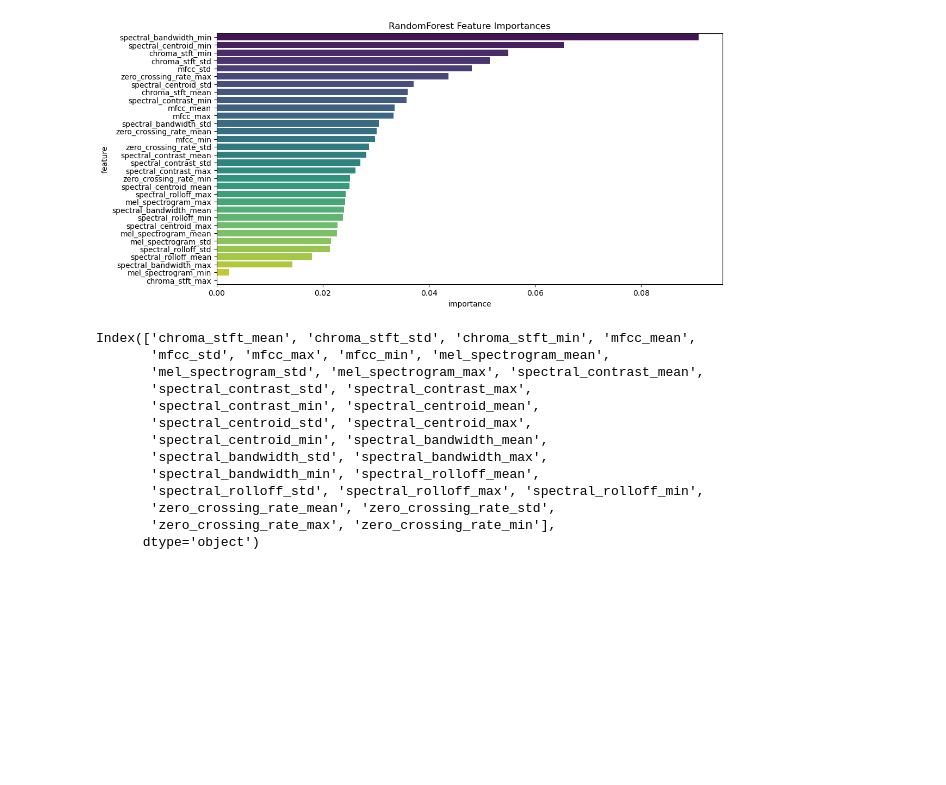
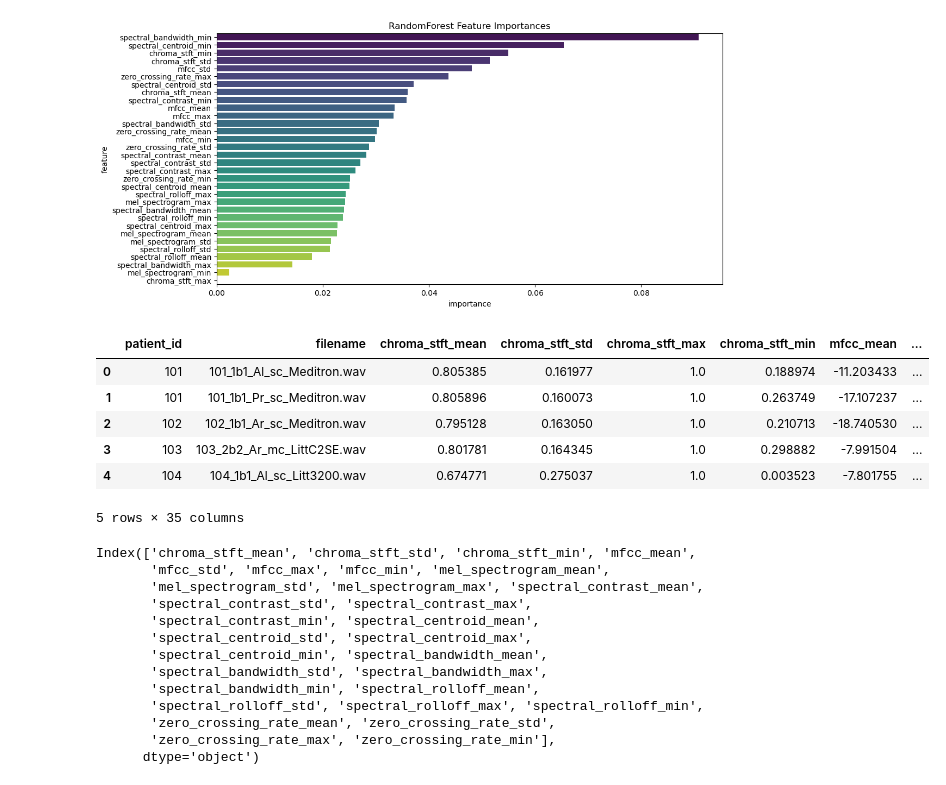
Before and after one commit to Ardavaa/breathelytics, a Jupyter notebook: main.ipynb, the cells around one changed output. Cells and saved outputs as stored; diff of their text form; code cells hidden in the pictures; blank space fills up the shorter version.

```diff
--- a/main.ipynb
+++ b/main.ipynb
@@ -348,6 +365,25 @@ plt.title('RandomForest Feature Importances')
 plt.show()
 # %% [output]
 [figure]
+# %%
+# create patient_id column
+df['patient_id'] = df['filename'].apply(lambda x: int(x.split('_')[0]))
+
+# reorder columns to make patient_id first
+df = df[['patient_id'] + [col for col in df.columns if col != 'patient_id']]
+
+# save the dataframe to a CSV file
+df.to_csv('processed_audio_features.csv', index=False)
+
+df.head()
+# %% [output]
+|  | patient_id | filename | chroma_stft_mean | chroma_stft_std | chroma_stft_max | chroma_stft_min | mfcc_mean | ... |
+| 0 | 101 | 101_1b1_Al_sc_Meditron.wav | 0.805385 | 0.161977 | 1.0 | 0.188974 | -11.203433 | ... |
+| 1 | 101 | 101_1b1_Pr_sc_Meditron.wav | 0.805896 | 0.160073 | 1.0 | 0.263749 | -17.107237 | ... |
+| 2 | 102 | 102_1b1_Ar_sc_Meditron.wav | 0.795128 | 0.163050 | 1.0 | 0.210713 | -18.740530 | ... |
+| 3 | 103 | 103_2b2_Ar_mc_LittC2SE.wav | 0.801781 | 0.164345 | 1.0 | 0.298882 | -7.991504 | ... |
+| 4 | 104 | 104_1b1_Al_sc_Litt3200.wav | 0.674771 | 0.275037 | 1.0 | 0.003523 | -7.801755 | ... |
+5 rows × 35 columns
 # %%
 excluded_features = ['mel_spectrogram_min', 'chroma_stft_max']
 
```
Also changed, not shown: parts of 22 cells of this notebook, 3 other files.
